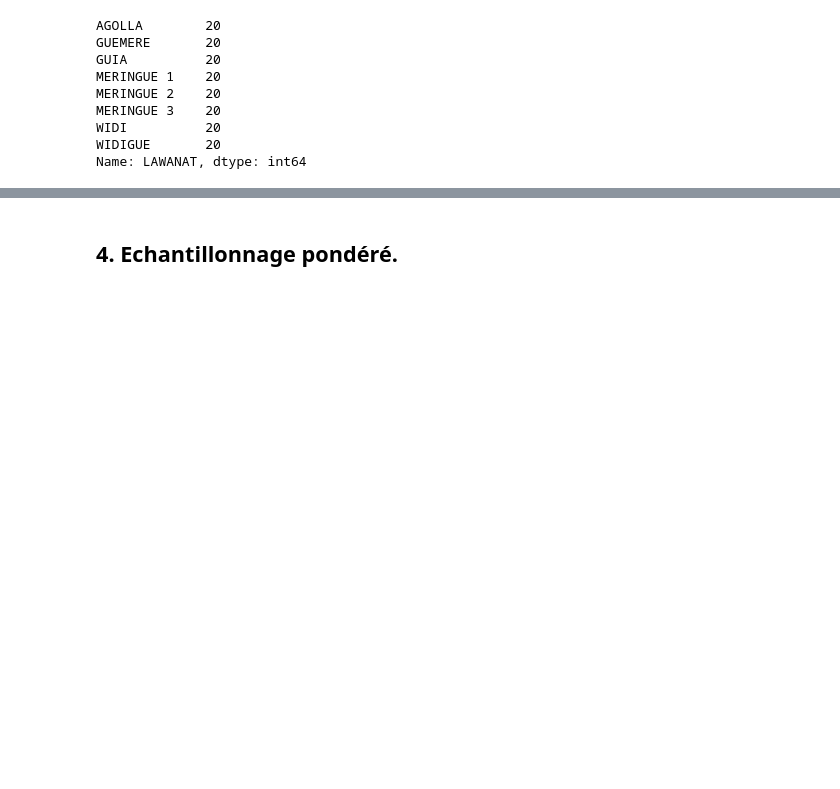
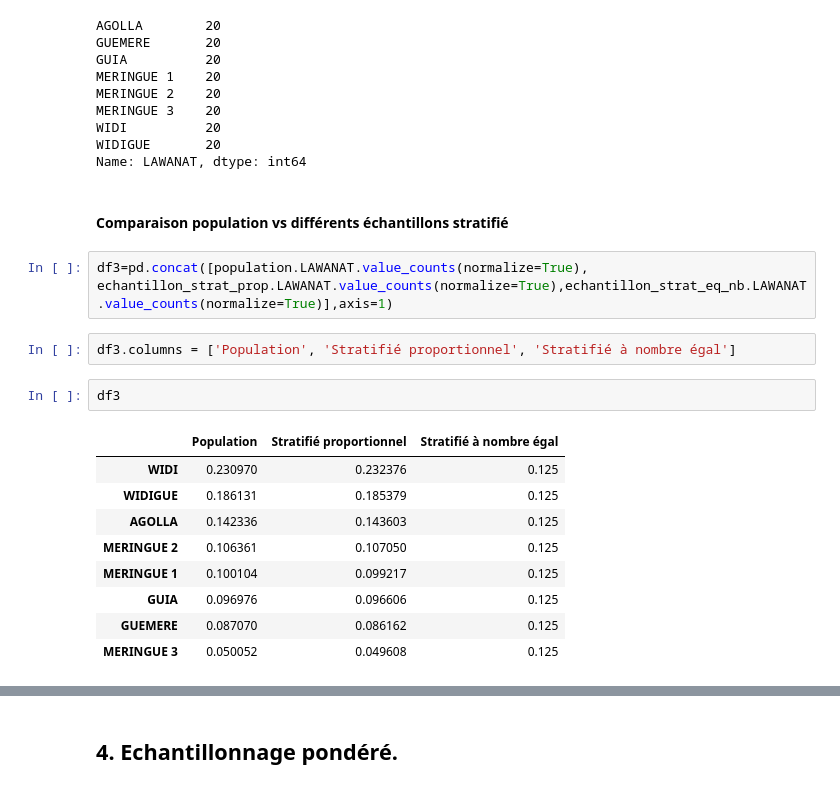
Before and after one commit to Djatche/Sampling, a Jupyter notebook: sampling_project.ipynb, the cells around one changed output, grey strips where cells are left out. Drawn from its saved outputs; the diff is of its cells as text; blank space fills up the shorter version.

```diff
--- a/sampling_project.ipynb
+++ b/sampling_project.ipynb
@@ -562,3 +572,21 @@ MERINGUE 3    20
 WIDI          20
 WIDIGUE       20
 Name: LAWANAT, dtype: int64
+# %% [markdown]
+#### Comparaison population vs différents échantillons stratifié
+# %%
+df3=pd.concat([population.LAWANAT.value_counts(normalize=True), echantillon_strat_prop.LAWANAT.value_counts(normalize=True),echantillon_strat_eq_nb.LAWANAT.value_counts(normalize=True)],axis=1)
+# %%
+df3.columns = ['Population', 'Stratifié proportionnel', 'Stratifié à nombre égal']
+# %%
+df3
+# %% [output]
+|  | Population | Stratifié proportionnel | Stratifié à nombre égal |
+| WIDI | 0.230970 | 0.232376 | 0.125 |
+| WIDIGUE | 0.186131 | 0.185379 | 0.125 |
+| AGOLLA | 0.142336 | 0.143603 | 0.125 |
+| MERINGUE 2 | 0.106361 | 0.107050 | 0.125 |
+| MERINGUE 1 | 0.100104 | 0.099217 | 0.125 |
+| GUIA | 0.096976 | 0.096606 | 0.125 |
+| GUEMERE | 0.087070 | 0.086162 | 0.125 |
+| MERINGUE 3 | 0.050052 | 0.049608 | 0.125 |
```
Also changed, not shown: parts of 13 cells of this notebook, 8 other files.
